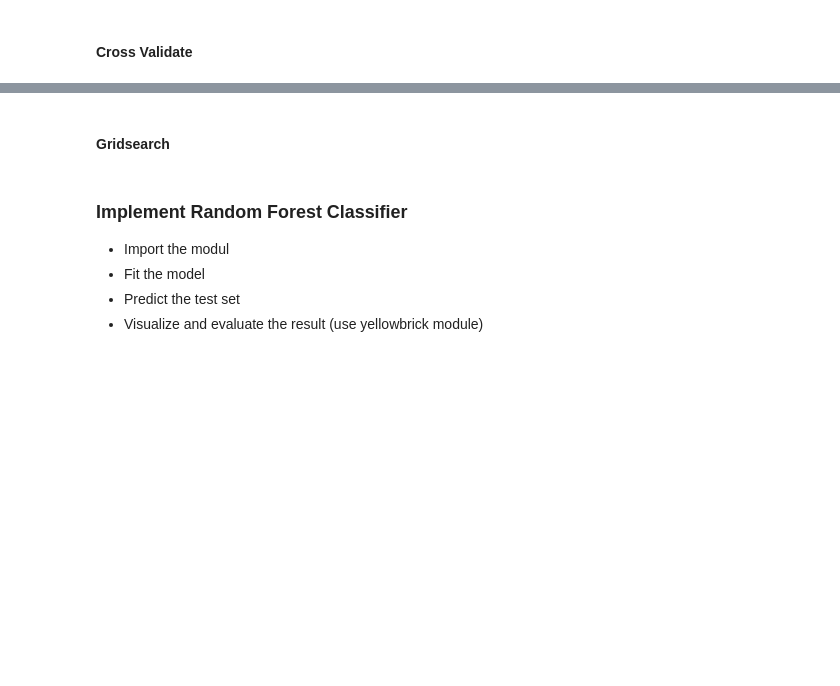
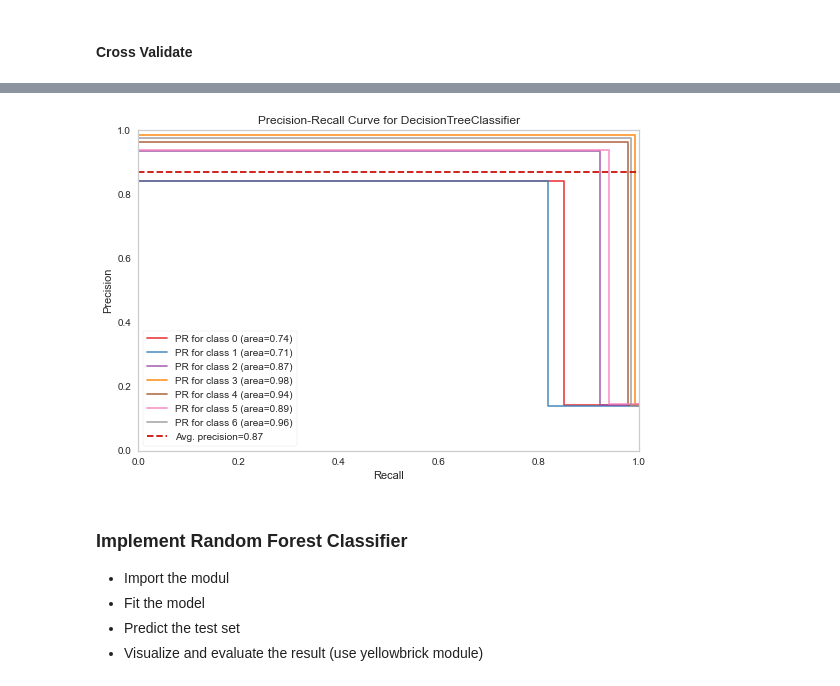
Before and after one commit to NesrinU/Machine_Learning, a Jupyter notebook: Assignments/Tree_Types_Prediction_Classification_student.ipynb, the cells around one changed output, grey strips where cells are left out. Saved outputs shown, nothing was run; the diff lists cells and outputs as text; code cells hidden in the pictures; blank space fills up the shorter version.

```diff
--- a/Assignments/Tree_Types_Prediction_Classification_student.ipynb
+++ b/Assignments/Tree_Types_Prediction_Classification_student.ipynb
@@ -619,15 +650,0 @@ df_scores.mean()[2:]
-# %% [markdown]
-#### Gridsearch
-# %%
-model = DecisionTreeClassifier()
-param_grid = {"splitter":["best", "random"],
-              "max_features":[None, "auto", "log2", 2, 3,4, 5,6, 7],
-              "max_depth": [None, 2,3, 4, 5],
-              "min_samples_leaf": [1, 2, 3, 4, 5, 6,7],
-              "min_samples_split": [2, 3, 5, 6, 7,8,9]}
-model_Tree_gs = GridSearchCV(estimator=model,
-                          param_grid=param_grid,
-                          scoring='f1_macro',
-                          cv=5,
-                          n_jobs = -1)
-model_Tree_gs.fit(X_train, y_train)
@@ -638,3 +651,18 @@ model_Tree_gs.best_score_
+# %%
+from yellowbrick.classifier import PrecisionRecallCurve
+
+model = DecisionTreeClassifier(random_state=101)
+
+viz = PrecisionRecallCurve(
+    model,
+    per_class=True ,
+    cmap="Set1"
+)
+viz.fit(X_train, y_train)
+viz.score(X_test, y_test)
+viz.show();
+# %% [output]
+[figure, added]
 # %%
 y_pred = DT_model.predict(X_test)
 
```
Also changed, not shown: parts of 24 cells of this notebook, 4 other files.
